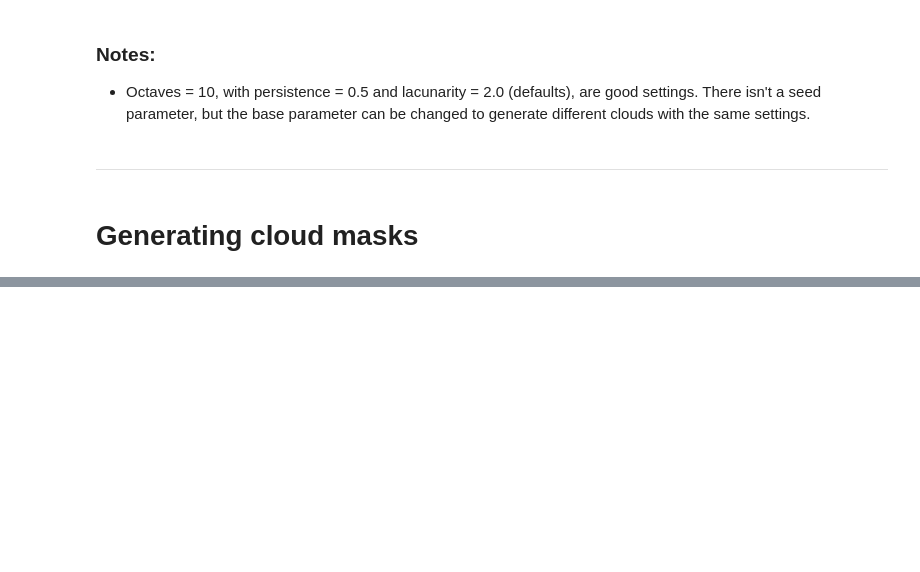
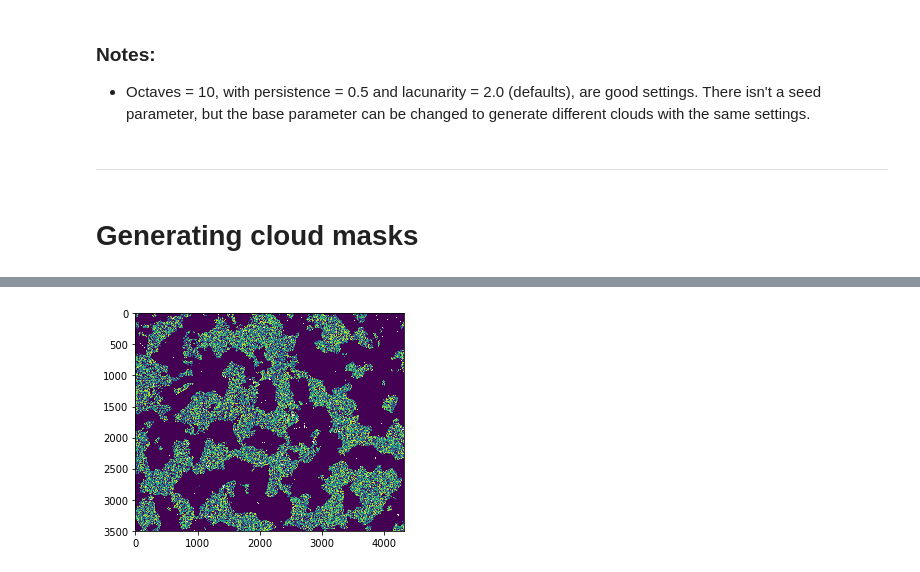
Before and after one commit to ianpdavies/cloudy_flood_prediction, a Jupyter notebook: notebooks/cloud_generation.ipynb, the cells around one changed output, grey strips where cells are left out. Saved outputs shown, nothing was run; the diff lists cells and outputs as text; code cells hidden in the pictures; blank space fills up the shorter version.

Commit message:
Added cloudmask generation loop for each image

```diff
--- a/notebooks/cloud_generation.ipynb
+++ b/notebooks/cloud_generation.ipynb
@@ -453,7 +456,3 @@ print(img_list)
-# %%
-# Get random seeds. Want a different seed for each unique image so the cloudmasks are not identical
-import random
-
-seeds = []
-for x in range(len(img_list)):
-    seeds.append(random.randint(1,1000))
+# %%
+img_list = ['4337_LC08_026038_20160325_1']
+path = 'C:/Users/ipdavies/CPR/data'
@@ -459,0 +568,11 @@ for x in range(len(img_list)):
+# %%
+# plt.imshow(images[4])
+path = 'C:/Users/ipdavies/CPR/data'
+with rasterio.open(path+'/images/'+img+'/stack/stack.tif') as ds:
+    ds = ds.read()
+    ds[ds == -999999] = np.nan
+    myMask = images[4]
+    maskedImg = ds * myMask
+    plt.imshow(maskedImg[0])
+# %% [output]
+[figure, added]
```
Also changed, not shown: parts of 3 cells of this notebook.
